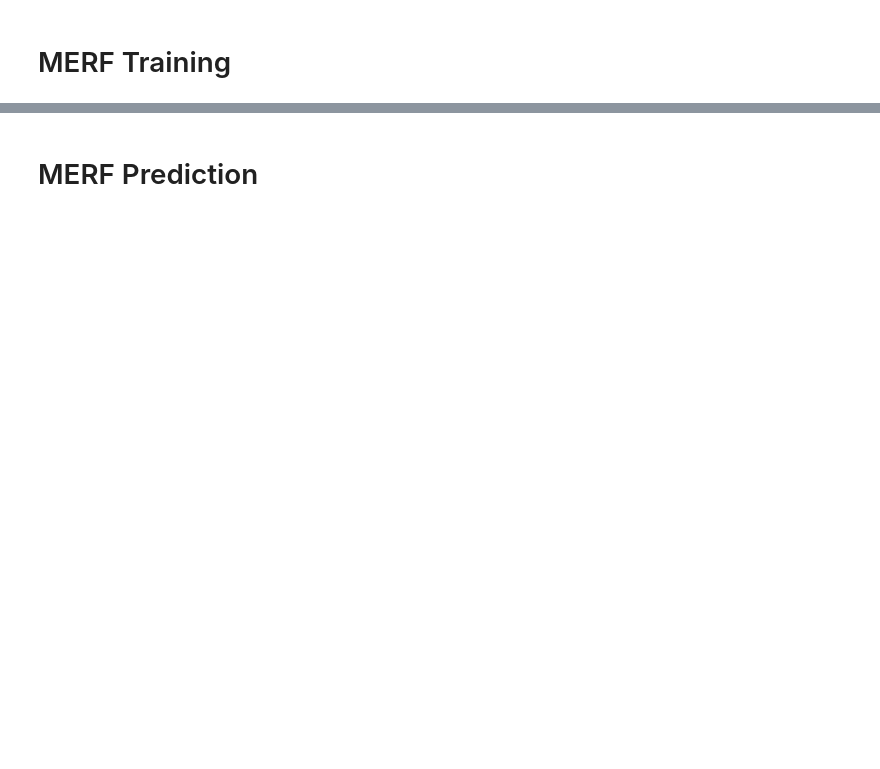
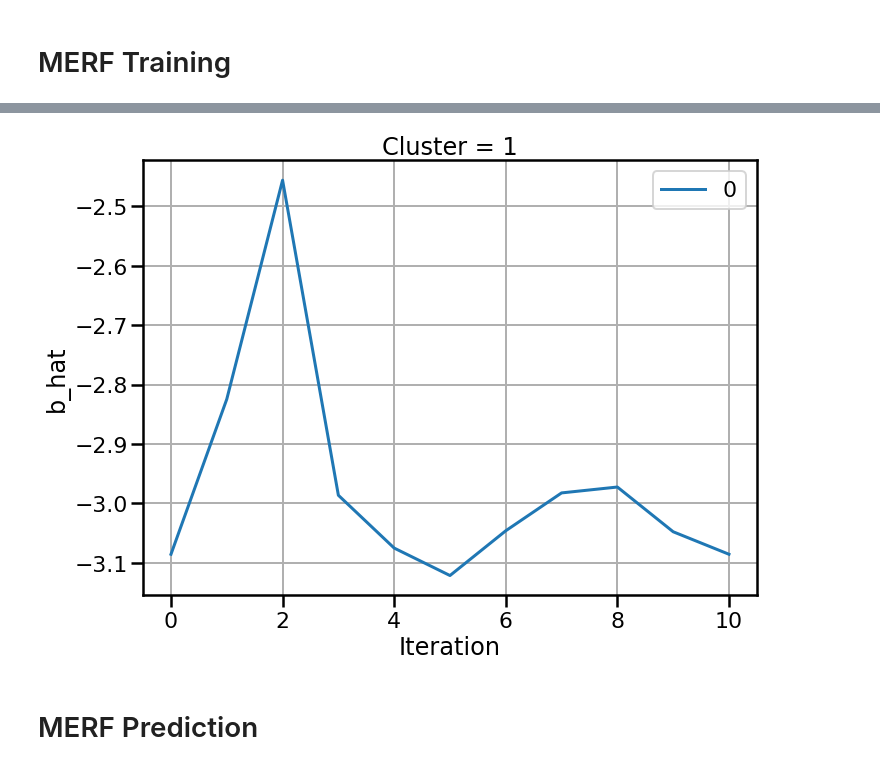
Before and after one commit to manifoldai/merf, a Jupyter notebook: notebooks/MERF Example.ipynb, the cells around one changed output, grey strips where cells are left out. Drawn from its saved outputs; the diff is of its cells as text; code cells hidden in the pictures; blank space fills up the shorter version.

```diff
--- a/notebooks/MERF Example.ipynb
+++ b/notebooks/MERF Example.ipynb
@@ -124,3 +137,7 @@ Text(0.5, 1.0, 'Distribution of b_is')
+# %%
+b_df = plot_bhat(mrf, 1)
+# %% [output]
+[figure, added]
 # %% [markdown]
 # MERF Prediction
 # %%
```
Also changed, not shown: parts of 32 cells of this notebook, 1 other file.
